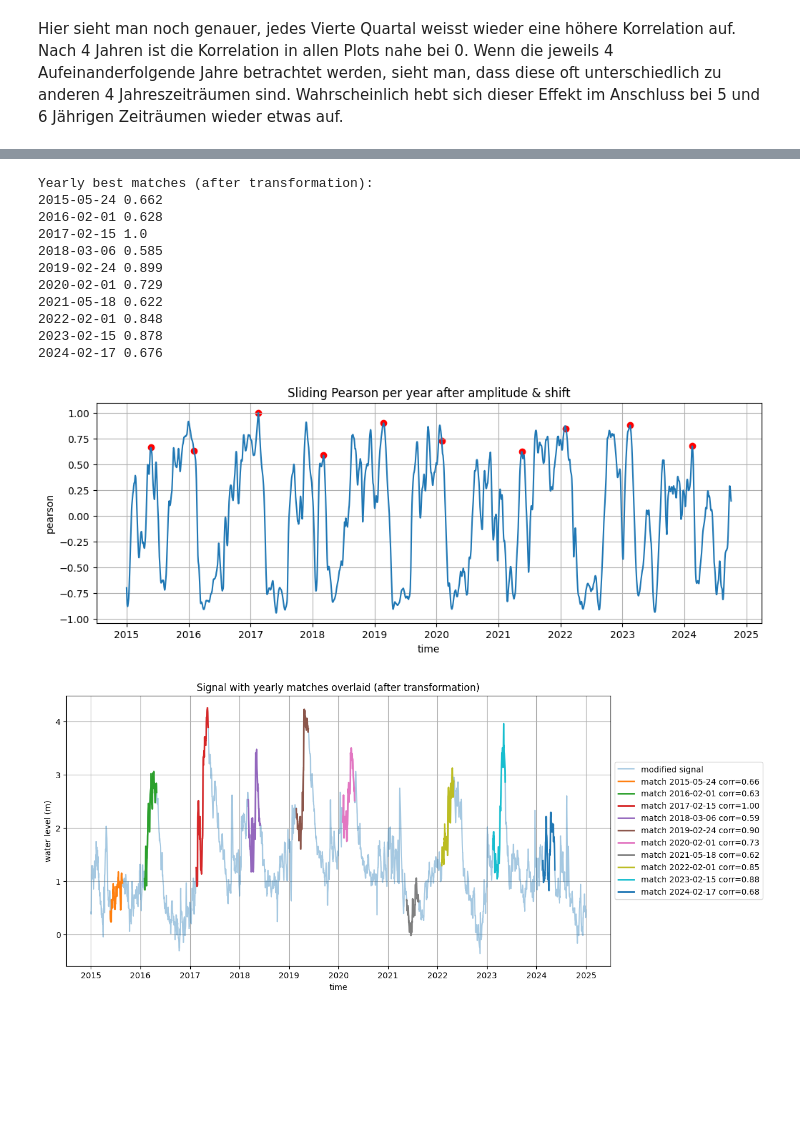
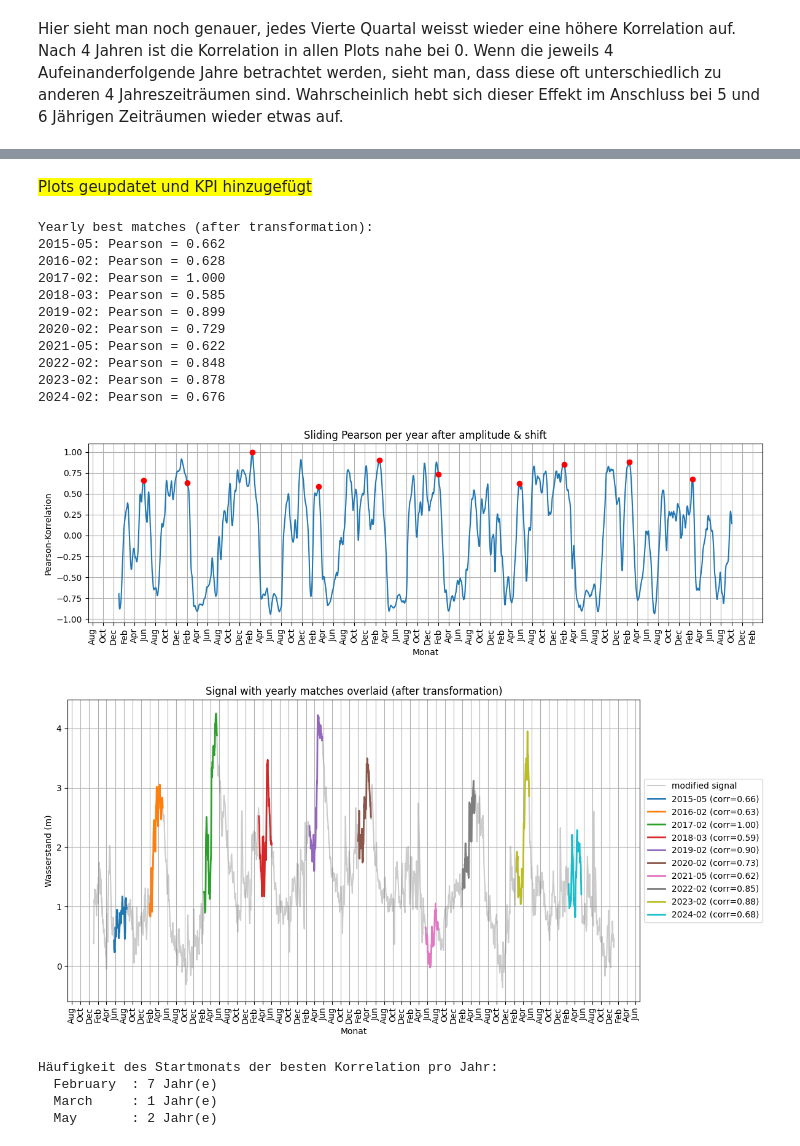
Before and after one commit to adrianmeier2002/gbsv_minichallenges, a Jupyter notebook: MC1/MC1_Day4_9.ipynb, the cells around one changed output, grey strips where cells are left out. Cells and saved outputs as stored; diff of their text form; code cells hidden in the pictures; blank space fills up the shorter version.

```diff
--- a/MC1/MC1_Day4_9.ipynb
+++ b/MC1/MC1_Day4_9.ipynb
@@ -242,6 +286,8 @@ Die Schneeschmelze und der damit verbundene Wasserstand im St.-Lawrence-Strom k
 
 ### Leichte Zeitliche Verschiebung (Phase shift)
 Die Schmelze kann früher oder später einsetzen, abhängig von den Wetterbedingungen. Ein wärmerer Frühling kann zu einem früheren Anstieg des Wasserstands führen, während ein kälterer Frühling den Anstieg verzögern kann. Dies führt zu einer zeitlichen Verschiebung des Musters ohne das grundsätzliche Muster zu verändern.
+# %% [markdown]
+<span style="background-color:yellow"> Plots geupdatet und KPI hinzugefügt </span>
 # %%
 # Original snippet (Referenz)
 snippet = sig.loc['2017-02-15':'2017-05-15'].copy()
@@ -269,53 +315,86 @@ pearson = (dot_valid - L * mean_x * mean_t) / (L * (std_x * std_t + eps))
 timestamps_valid = sig_modified.index[:len(pearson)]
 
 # 3) Top match per year in Feb-Jun window
 matches_modified = []
 for y in range(sig_modified.index.year.min(), sig_modified.index.year.max()+1):
     mask_year = (timestamps_valid.year == y) & (timestamps_valid.month >= 2) & (timestamps_valid.month <= 6)
     if mask_year.any():
         idxs = np.where(mask_year)[0]
         best_idx = idxs[np.argmax(pearson[idxs])]
         matches_modified.append((timestamps_valid[best_idx], pearson[best_idx]))
 
 matches_modified = [m for m in matches_modified if m[1] > 0.2]  # optional absolute threshold
 
+# Schönere Print-Ausgabe
 print("Yearly best matches (after transformation):")
 for t, c in matches_modified:
-    print(t.date(), round(c,3))
+    print(f"{t.year}-{t.month:02d}: Pearson = {c:.3f}")
 
-# 4) Visualize Pearson with yearly markers
+# 4) Visualize Pearson with yearly markers (alle 2 Monate, 90°)
 plt.figure(figsize=(12,4))
-plt.plot(timestamps_valid, pearson, label='pearson')
+plt.plot(timestamps_valid, pearson, label='Pearson-Korrelation', color='tab:blue')
 for t, c in matches_modified:
-    plt.scatter(t, c, color='red')
+    plt.scatter(t, c, color='red', zorder=5)
+
 plt.title('Sliding Pearson per year after amplitude & shift')
-plt.xlabel('time'); plt.ylabel('pearson'); plt.grid(); plt.show()
+plt.xlabel('Monat')
+plt.ylabel('Pearson-Korrelation')
+plt.grid(True)
+
+# Monatslabels alle 2 Monate
+plt.gca().xaxis.set_major_locator(mdates.MonthLocator(bymonth=[2,4,6,8,10,12]))
+plt.gca().xaxis.set_major_formatter(mdates.DateFormatter('%b %Y'))
+plt.xticks(rotation=90)
+plt.tight_layout()
+plt.show()
 
 # 5) Overlay example: show match overlays for all years
 plt.figure(figsize=(12,6))
-plt.plot(sig_modified.index, sig_modified.values, alpha=0.4, label='modified signal')
+plt.plot(sig_modified.index, sig_modified.values, alpha=0.4, label='modified signal', color='gray')
 for t, c in matches_modified:
     start = sig_modified.index.get_loc(t)
     end = start + L
-    plt.plot(sig_modified.index[start:end], sig_modified.values[start:end], linewidth=2, label=f'match {t.date()} corr={c:.2f}')
+    plt.plot(sig_modified.index[start:end], sig_modified.values[start:end], linewidth=2, label=f'{t.year}-{t.month:02d} (corr={c:.2f})')
+
 plt.legend(loc='center left', bbox_to_anchor=(1, 0.5))
 plt.title('Signal with yearly matches overlaid (after transformation)')
-plt.xlabel('time'); plt.ylabel('water level (m)'); plt.grid()
+plt.xlabel('Monat')
+plt.ylabel('Wasserstand (m)')
+plt.grid(True)
+
+# Monatslabels alle 2 Monate
+plt.gca().xaxis.set_major_locator(mdates.MonthLocator(bymonth=[2,4,6,8,10,12]))
+plt.gca().xaxis.set_major_formatter(mdates.DateFormatter('%b %Y'))
+plt.xticks(rotation=90)
+plt.tight_layout()
 plt.show()
+
+# 6) KPI: Häufigkeit pro Monat der besten Übereinstimmung
+months = pd.Series([m[0].month for m in matches_modified])
+month_counts = months.value_counts().sort_index()
+
+print("\nHäufigkeit des Startmonats der besten Korrelation pro Jahr:")
+for month_num, count in month_counts.items():
+    month_name = calendar.month_name[month_num]
+    print(f"  {month_name:<10}: {count} Jahr(e)")
 # %% [output]
 Yearly best matches (after transformation):
-2015-05-24 0.662
-2016-02-01 0.628
-2017-02-15 1.0
-2018-03-06 0.585
-2019-02-24 0.899
-2020-02-01 0.729
-2021-05-18 0.622
-2022-02-01 0.848
-2023-02-15 0.878
-2024-02-17 0.676
+2015-05: Pearson = 0.662
+2016-02: Pearson = 0.628
+2017-02: Pearson = 1.000
+2018-03: Pearson = 0.585
+2019-02: Pearson = 0.899
+2020-02: Pearson = 0.729
+2021-05: Pearson = 0.622
+2022-02: Pearson = 0.848
+2023-02: Pearson = 0.878
+2024-02: Pearson = 0.676
-[figure, old version]
+[figure, new version]
-[figure, old version]
+[figure, new version]
+Häufigkeit des Startmonats der besten Korrelation pro Jahr:
+  February  : 7 Jahr(e)
+  March     : 1 Jahr(e)
+  May       : 2 Jahr(e)
 # %% [markdown]
 Auch nach den beiden Transformationen (Amplitude und Phase) ist die Korrelation immer noch relativ hoch, was zeigt, dass die grundlegenden Muster im Wasserstand erhalten bleiben. Dies ist wichtig für die Planung, da es bedeutet, dass trotz natürlicher Variabilität ähnliche Muster erkannt und genutzt werden können. Die Korrelationen sind teilweise gleich, teilweise etwas geringer oder höher. Man sieht aber, dass die Muster selbst nicht verändert hat. Die Zeitliche Verschiebung hat bis auf die von mir gesetzten Grenzen keinen einfluss auf die Korrelation und die Amplitudenänderung hat nur einen geringen Einfluss da in der Korrelation die Amplitude ja sowieso normalisiert wird.
 
```
Also changed, not shown: parts of 7 cells of this notebook, 1 other file.
